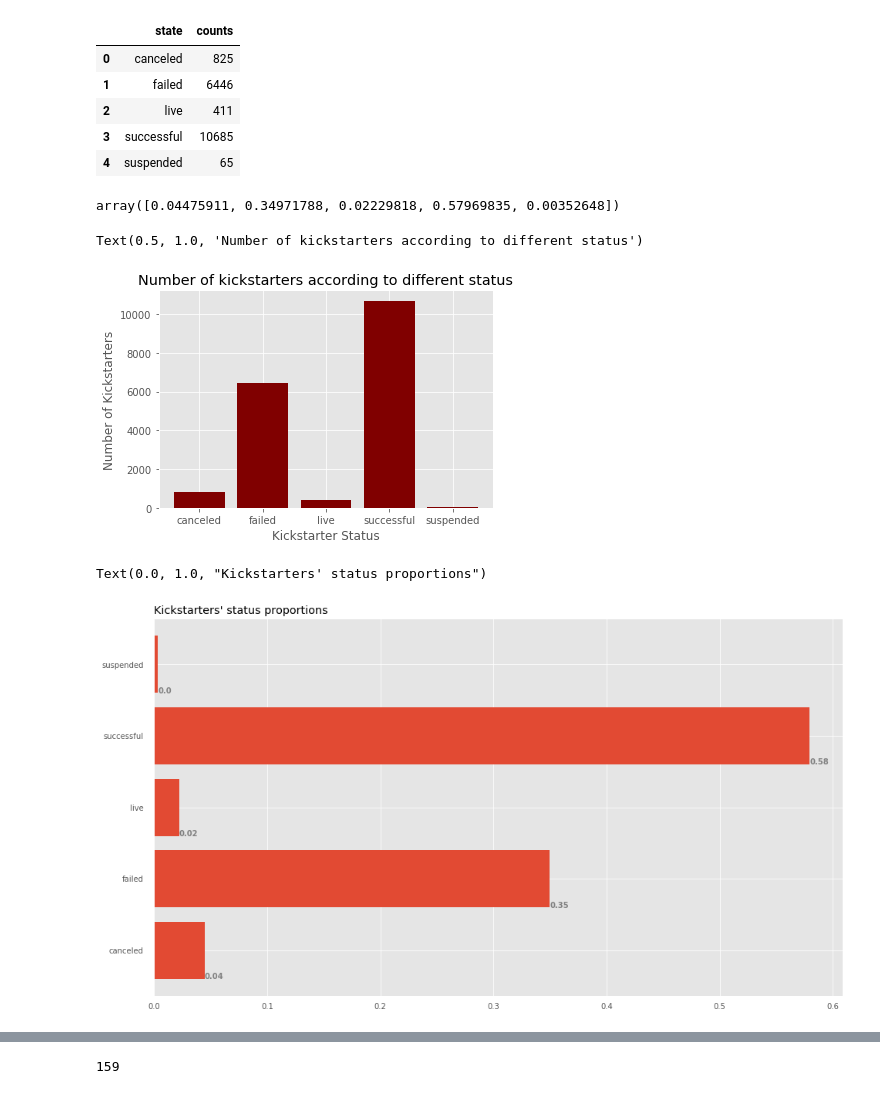
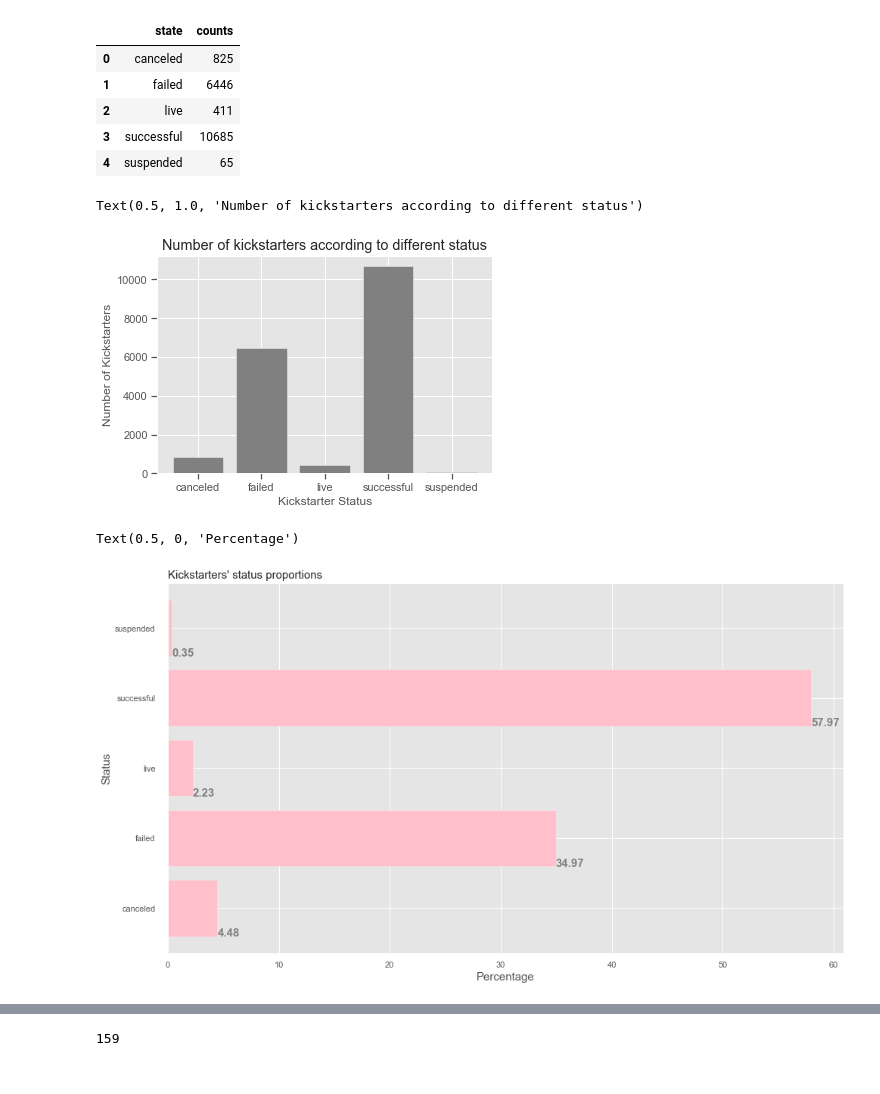
Before and after one commit to shwetasharmaeco/kickstarter_analysis, a Jupyter notebook: kickstarter_study.ipynb, the cells around one changed output, grey strips where cells are left out. Cells and saved outputs as stored; diff of their text form; code cells hidden in the pictures.

```diff
--- a/kickstarter_study.ipynb
+++ b/kickstarter_study.ipynb
@@ -135,28 +105,25 @@ state_proportion(df).reset_index(name = "counts")
 | 3 | successful | 10685 |
 | 4 | suspended | 65 |
 # %%
-a = state_proportion(df).reset_index(name = "counts")
+state_proportion_ = state_proportion(df).reset_index(name = "counts")
 # %%
-x = np.array(a.iloc[:,0])
-y = np.array(a.iloc[:,1])
+x = np.array(state_proportion_.iloc[:,0])
+y = np.array(state_proportion_.iloc[:,1])
 total = y.sum()
-y/total
-# %% [output]
-array([0.04475911, 0.34971788, 0.02229818, 0.57969835, 0.00352648])
 # %%
 #status in numbers
-plt.bar(x,y, color = "maroon")
+plt.bar(x,y, color = "grey")
 
 plt.xlabel("Kickstarter Status")
 plt.ylabel("Number of Kickstarters")
 plt.title("Number of kickstarters according to different status")
 # %% [output]
 Text(0.5, 1.0, 'Number of kickstarters according to different status')
-[figure, old version]
+[figure, new version]
 # %%
 # status in terms of percentages
 fig, ax = plt.subplots(figsize =(16, 9))
-ax.barh(x, y/total)
+ax.barh(x, y*100/total, color="pink")
 ax.xaxis.set_ticks_position('none')
 ax.yaxis.set_ticks_position('none')
 ax.xaxis.set_tick_params(pad = 5)
@@ -164,11 +131,13 @@ ax.yaxis.set_tick_params(pad = 10)
 for i in ax.patches:
     plt.text(i.get_width(), i.get_y(),
              str(round((i.get_width()), 2)),
-             fontsize = 10, fontweight ='bold',
+             fontsize = 15, fontweight ='bold',
              color ='grey')
 
 ax.set_title("Kickstarters' status proportions",
-             loc ='left', )
+             loc ='left', fontsize =15)
+ax.set_ylabel("Status", fontsize =15)
+ax.set_xlabel("Percentage", fontsize =15)
 # %% [output]
-Text(0.0, 1.0, "Kickstarters' status proportions")
+Text(0.5, 0, 'Percentage')
-[figure, old version]
+[figure, new version]
```
Also changed, not shown: parts of 23 cells of this notebook.
